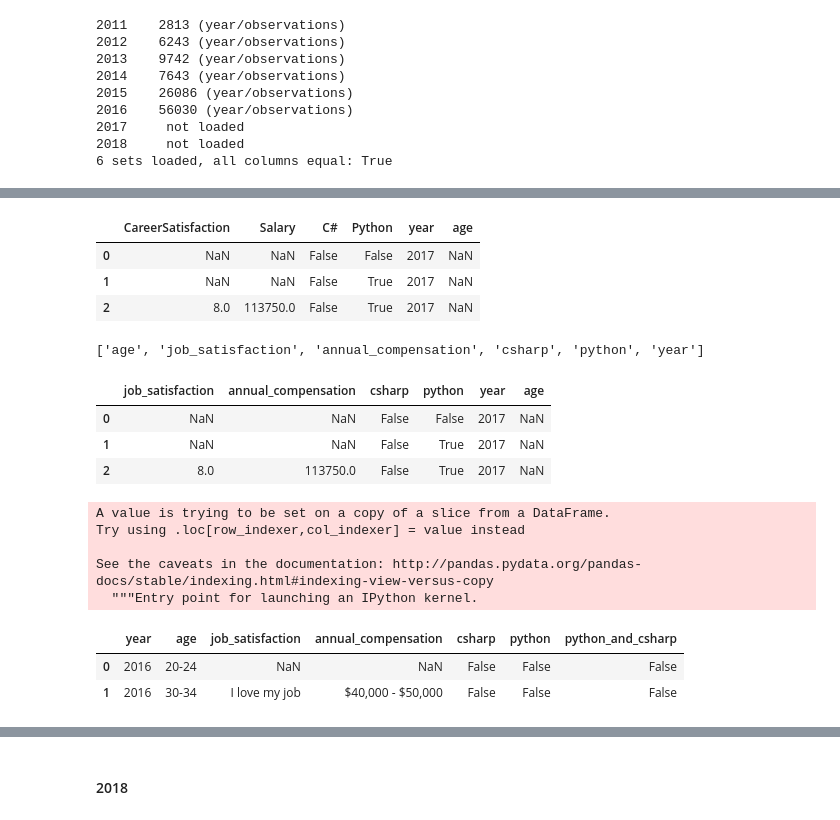
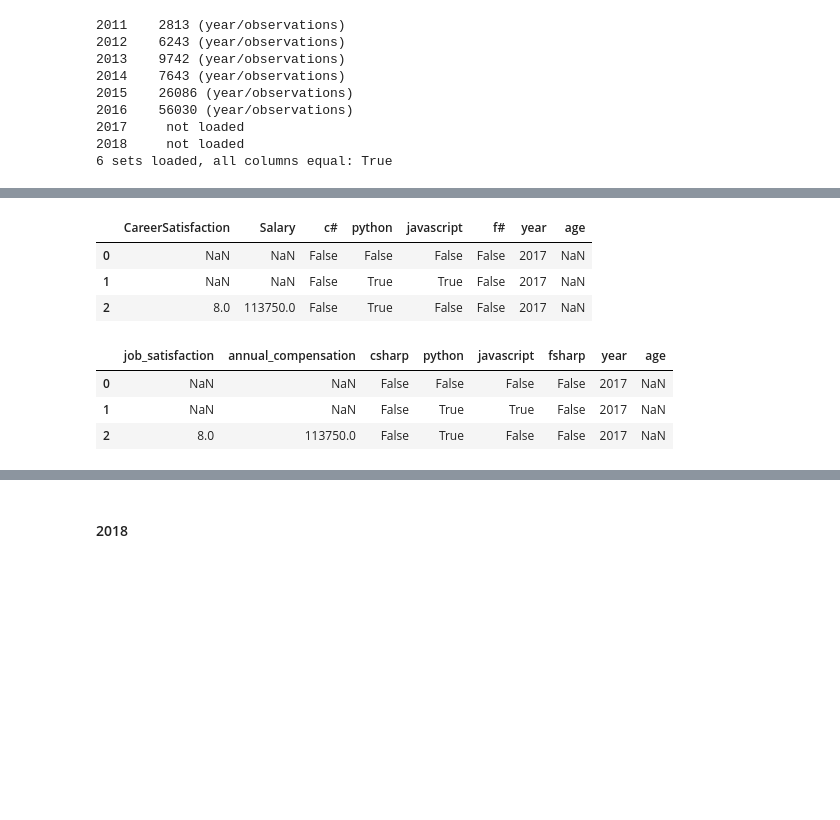
Before and after one commit to huli/the-transparent-coder, a Jupyter notebook: build_combined_data.ipynb, the cells around one changed output, grey strips where cells are left out. Drawn from its saved outputs; the diff is of its cells as text; code cells hidden in the pictures; blank space fills up the shorter version.

Commit message:
Cleaned year 2017

```diff
--- a/build_combined_data.ipynb
+++ b/build_combined_data.ipynb
@@ -515,4 +522,4 @@ languages_to_columns(data2017, 'HaveWorkedLanguage')
 # %%
-subset2017 = data2017.iloc[:, [18, 152, 154, 155]]
+subset2017 = data2017.iloc[0:, [18, 152, 154, 155, 156, 157]]
 subset2017['year'] = 2017
 subset2017['age'] = np.nan
@@ -530,27 +526,16 @@ See the caveats in the documentation: http://pandas.pydata.org/pandas-docs/stabl
 # %%
 subset2017.head(3)
 # %% [output]
-|  | CareerSatisfaction | Salary | C# | Python | year | age |
-| 0 | NaN | NaN | False | False | 2017 | NaN |
-| 1 | NaN | NaN | False | True | 2017 | NaN |
-| 2 | 8.0 | 113750.0 | False | True | 2017 | NaN |
+|  | CareerSatisfaction | Salary | c# | python | javascript | f# | year | age |
+| 0 | NaN | NaN | False | False | False | False | 2017 | NaN |
+| 1 | NaN | NaN | False | True | True | False | 2017 | NaN |
+| 2 | 8.0 | 113750.0 | False | True | False | False | 2017 | NaN |
-# %%
-subset_columns
-# %% [output]
-['age', 'job_satisfaction', 'annual_compensation', 'csharp', 'python', 'year']
 # %%
-subset2017.columns = ['job_satisfaction', 'annual_compensation', 'csharp', 'python', 'year', 'age']
+# Rename columns to our schema
+subset2017.columns = ['job_satisfaction', 'annual_compensation', 'csharp', 'python', 'javascript', 'fsharp', 'year', 'age']
 subset2017.head(3)
 # %% [output]
-|  | job_satisfaction | annual_compensation | csharp | python | year | age |
-| 0 | NaN | NaN | False | False | 2017 | NaN |
-| 1 | NaN | NaN | False | True | 2017 | NaN |
-| 2 | 8.0 | 113750.0 | False | True | 2017 | NaN |
+|  | job_satisfaction | annual_compensation | csharp | python | javascript | fsharp | year | age |
+| 0 | NaN | NaN | False | False | False | False | 2017 | NaN |
+| 1 | NaN | NaN | False | True | True | False | 2017 | NaN |
+| 2 | 8.0 | 113750.0 | False | True | False | False | 2017 | NaN |
-# %%
-subset2017['python_and_csharp'] = subset2017['csharp'] & subset2017['python']
-# %% [output]
-A value is trying to be set on a copy of a slice from a DataFrame.
-Try using .loc[row_indexer,col_indexer] = value instead
-
-See the caveats in the documentation: http://pandas.pydata.org/pandas-docs/stable/indexing.html#indexing-view-versus-copy
-  """Entry point for launching an IPython kernel.
@@ -559,6 +541,0 @@ subset2017 = cleanup_order(subset2017)
-# %%
-subset2016.head(2)
-# %% [output]
-|  | year | age | job_satisfaction | annual_compensation | csharp | python | python_and_csharp |
-| 0 | 2016 | 20-24 | NaN | NaN | False | False | False |
-| 1 | 2016 | 30-34 | I love my job | $40,000 - $50,000 | False | False | False |
```
Also changed, not shown: parts of 17 cells of this notebook.
